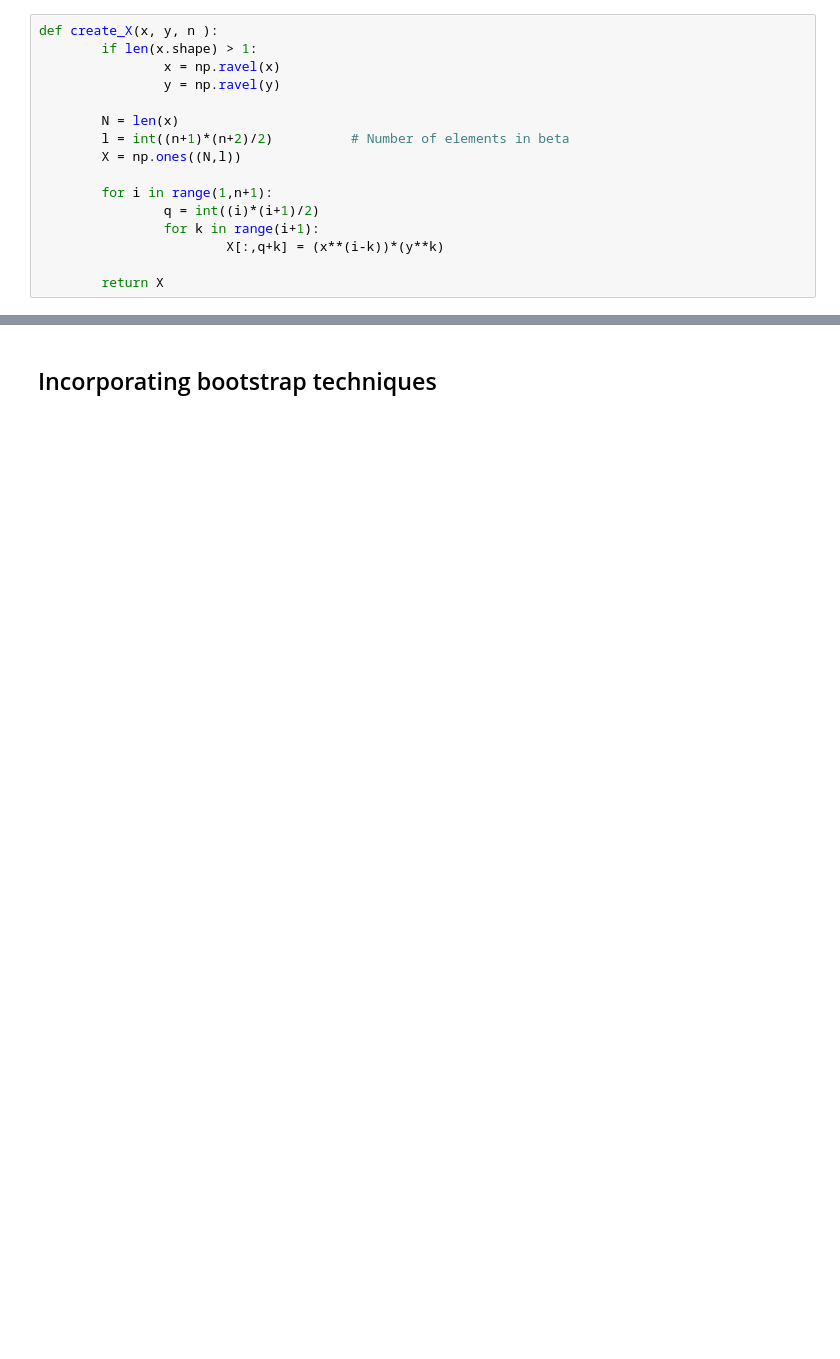
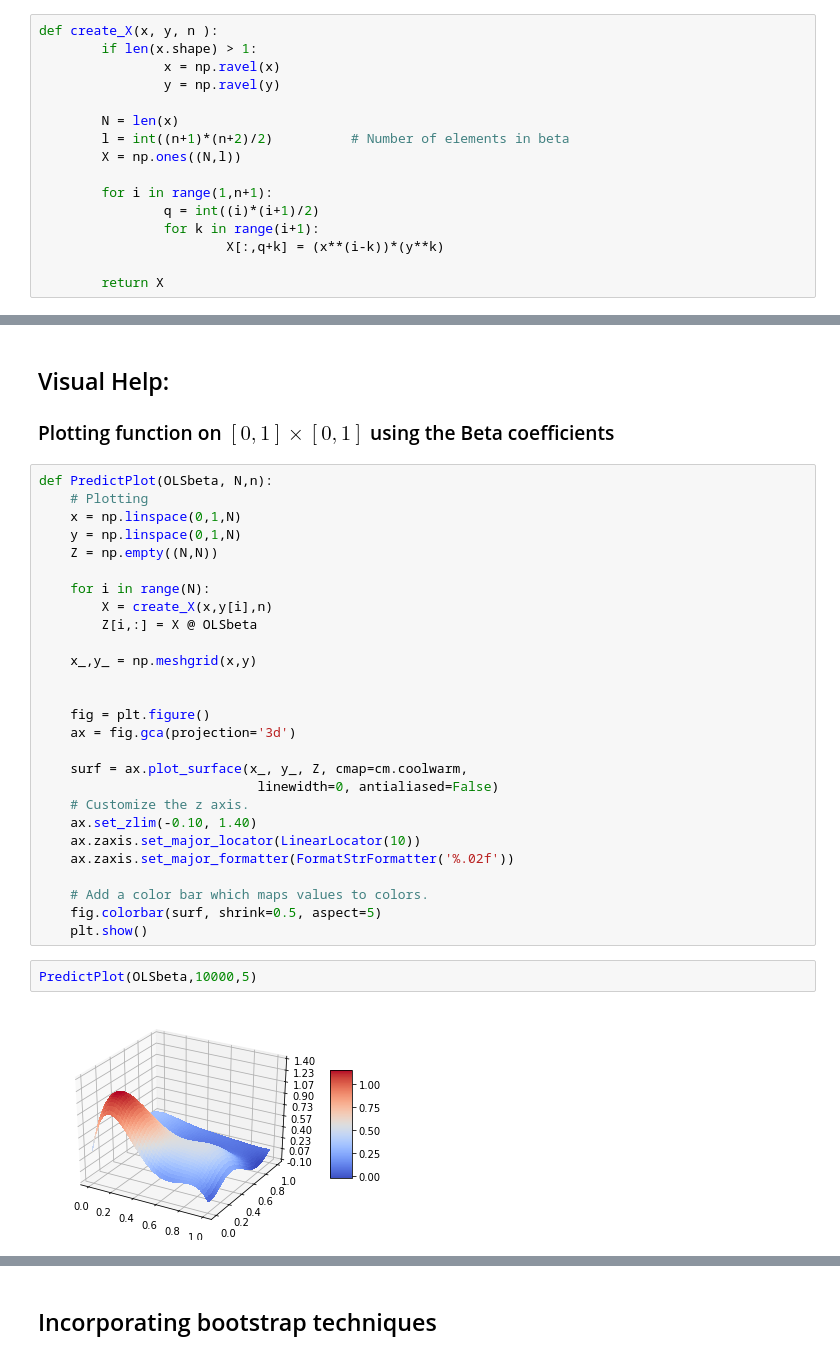
Before and after one commit to hakonbol/FYS-STK4155_AUT2020, a Jupyter notebook: Project 1 - FYS-STK4155.ipynb, the cells around one changed output, grey strips where cells are left out. Saved outputs shown, nothing was run; the diff lists cells and outputs as text; blank space fills up the shorter version.

```diff
--- a/Project 1 - FYS-STK4155.ipynb
+++ b/Project 1 - FYS-STK4155.ipynb
@@ -183 +163,35 @@ The R2 for the prediciton is:
+# %% [markdown]
+## Visual Help:
+### Plotting function on $[0,1]\times[0,1]$ using the Beta coefficients
+# %%
+def PredictPlot(OLSbeta, N,n):
+    # Plotting
+    x = np.linspace(0,1,N)
+    y = np.linspace(0,1,N)
+    Z = np.empty((N,N))
+
+    for i in range(N):
+        X = create_X(x,y[i],n)
+        Z[i,:] = X @ OLSbeta
+
+    x_,y_ = np.meshgrid(x,y)
+
+
+    fig = plt.figure()
+    ax = fig.gca(projection='3d')
+
+    surf = ax.plot_surface(x_, y_, Z, cmap=cm.coolwarm,
+                            linewidth=0, antialiased=False)
+    # Customize the z axis.
+    ax.set_zlim(-0.10, 1.40)
+    ax.zaxis.set_major_locator(LinearLocator(10))
+    ax.zaxis.set_major_formatter(FormatStrFormatter('%.02f'))
+
+    # Add a color bar which maps values to colors.
+    fig.colorbar(surf, shrink=0.5, aspect=5)
+    plt.show()
+# %%
+PredictPlot(OLSbeta,10000,5)
+# %% [output]
+[figure, added]
 # %% [markdown]
```
Also changed, not shown: parts of 21 cells of this notebook, 30 other files.
